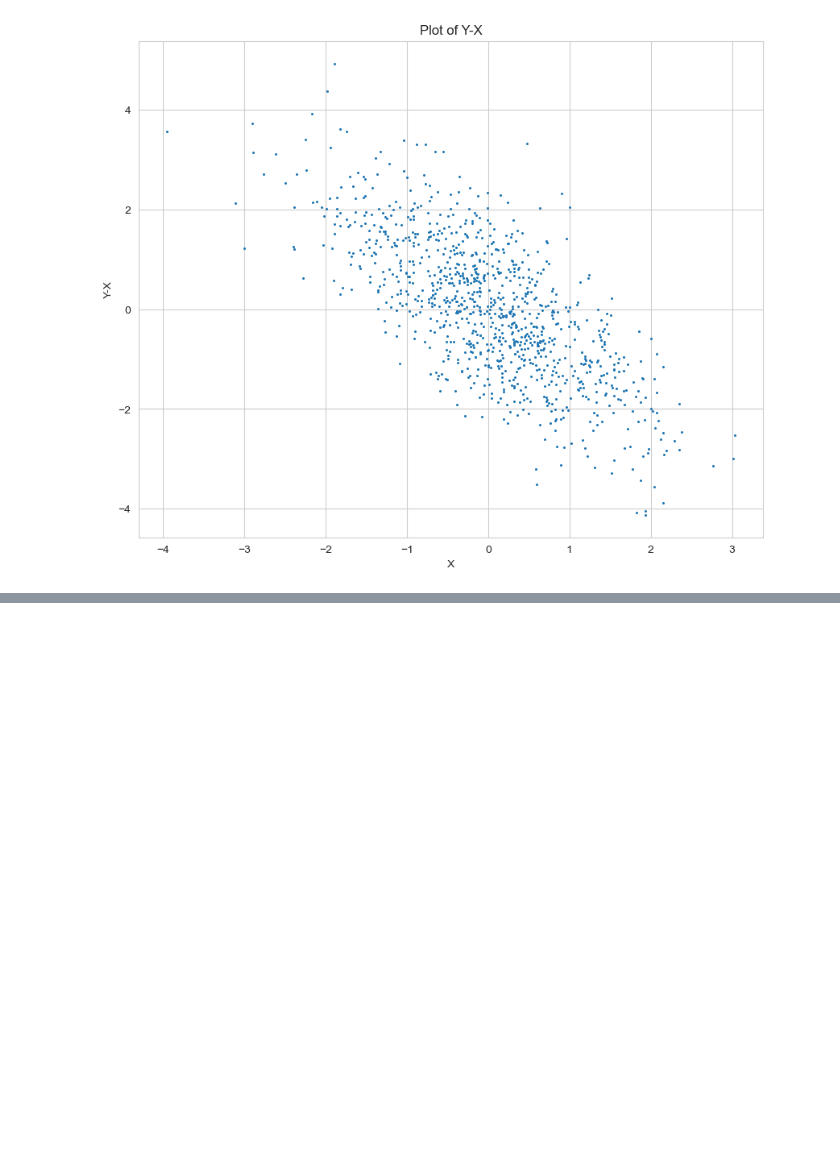
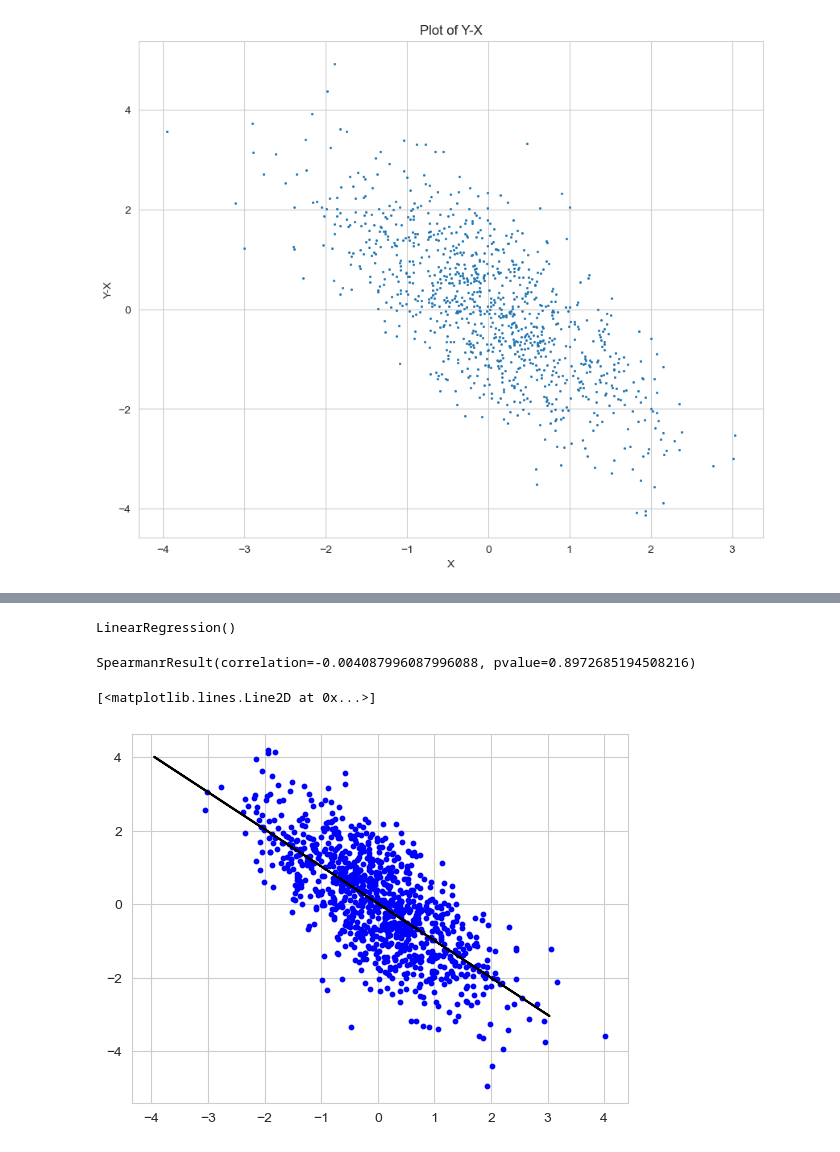
Before and after one commit to TRO-Wolf/ML_HW2, a Jupyter notebook: HW_3.ipynb, the cells around one changed output, grey strips where cells are left out. Drawn from its saved outputs; the diff is of its cells as text; code cells hidden in the pictures; blank space fills up the shorter version.

```diff
--- a/HW_3.ipynb
+++ b/HW_3.ipynb
@@ -106,0 +93,11 @@ NameError: name 'y_minus_x' is not defined
+# %%
+X = data['X'].values
+y = data['Y'].values
+
+y2 = data['Y-X'].values
+# %%
+X = X.reshape(-1, 1)
+y = y.reshape(-1, 1)
+y2 = y2.reshape(-1, 1)
+# %%
+lr = LinearRegression()
@@ -106,0 +107,14 @@ NameError: name 'y_minus_x' is not defined
+# %%
+lr.fit(X, y2)
+# %% [output]
+LinearRegression()
+# %%
+spearmanr(X, y)
+# %% [output]
+SpearmanrResult(correlation=-0.004087996087996088, pvalue=0.8972685194508216)
+# %%
+plt.scatter(lr.predict(X), lr.predict(y2), s=10, color='blue')
+plt.plot(X,lr.predict(X), color='black')
+# %% [output]
+[<matplotlib.lines.Line2D at 0x...>]
+[figure, added]
```
Also changed, not shown: parts of 3 cells of this notebook.
